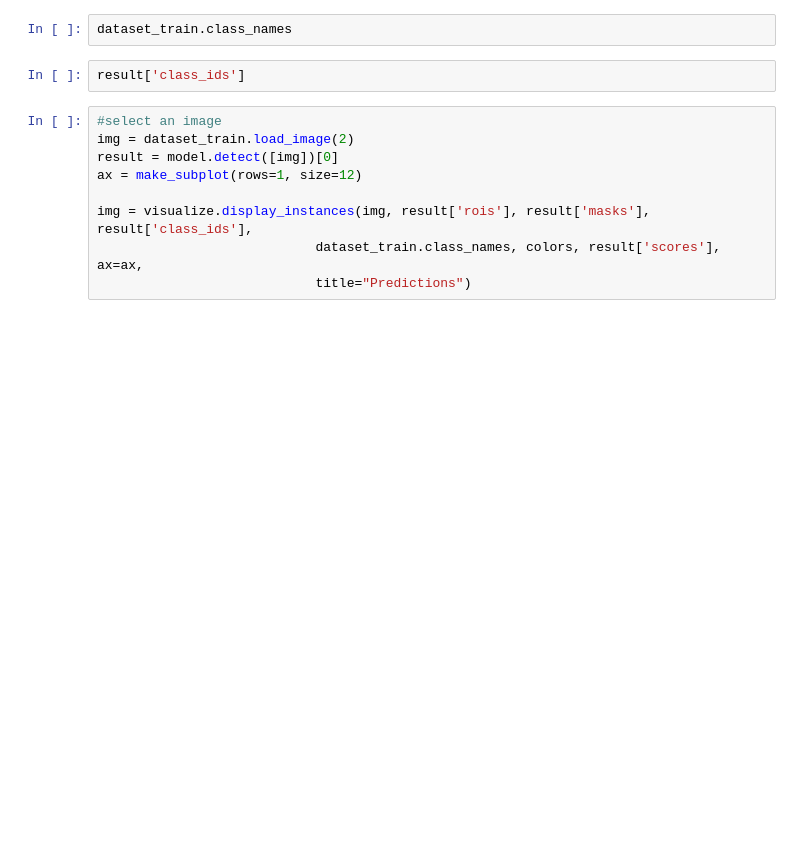
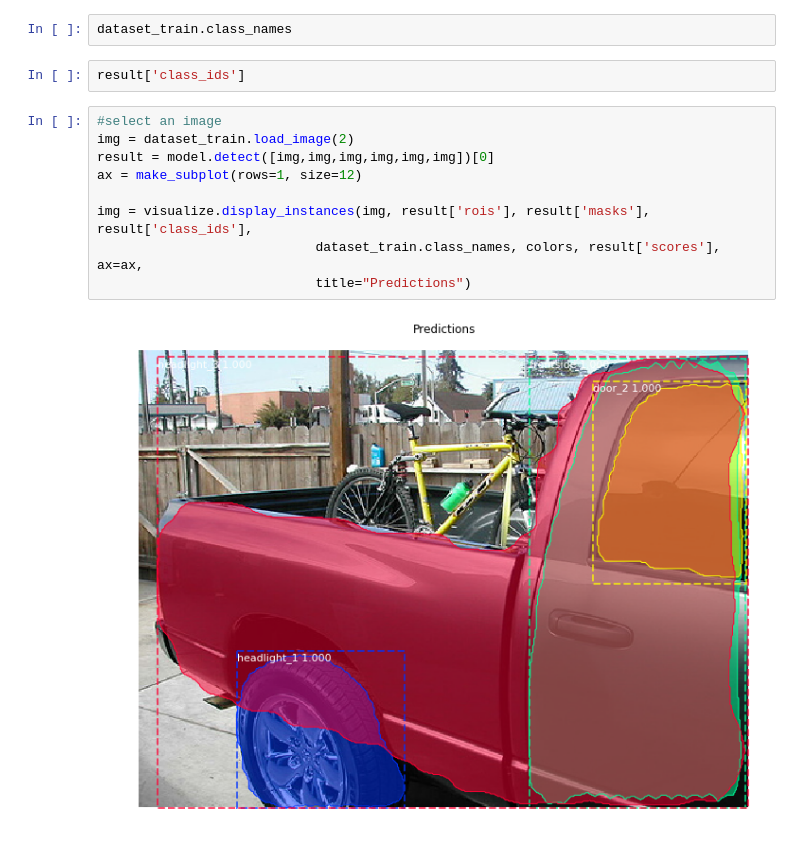
Before and after one commit to samulic/Mask_RCNN, a Jupyter notebook: samples/car_part_segmentation/model_testing.ipynb, the cells around one changed output. Drawn from its saved outputs; the diff is of its cells as text; blank space fills up the shorter version.

```diff
--- a/samples/car_part_segmentation/model_testing.ipynb
+++ b/samples/car_part_segmentation/model_testing.ipynb
@@ -113,9 +134,11 @@ result['class_ids']
 # %%
 #select an image
 img = dataset_train.load_image(2)
-result = model.detect([img])[0]
+result = model.detect([img,img,img,img,img,img])[0]
 ax = make_subplot(rows=1, size=12)
 
 img = visualize.display_instances(img, result['rois'], result['masks'], result['class_ids'],
                             dataset_train.class_names, colors, result['scores'], ax=ax,
                             title="Predictions")
+# %% [output]
+[figure, added]
```
Also changed, not shown: parts of 7 cells of this notebook, 1 other file.
